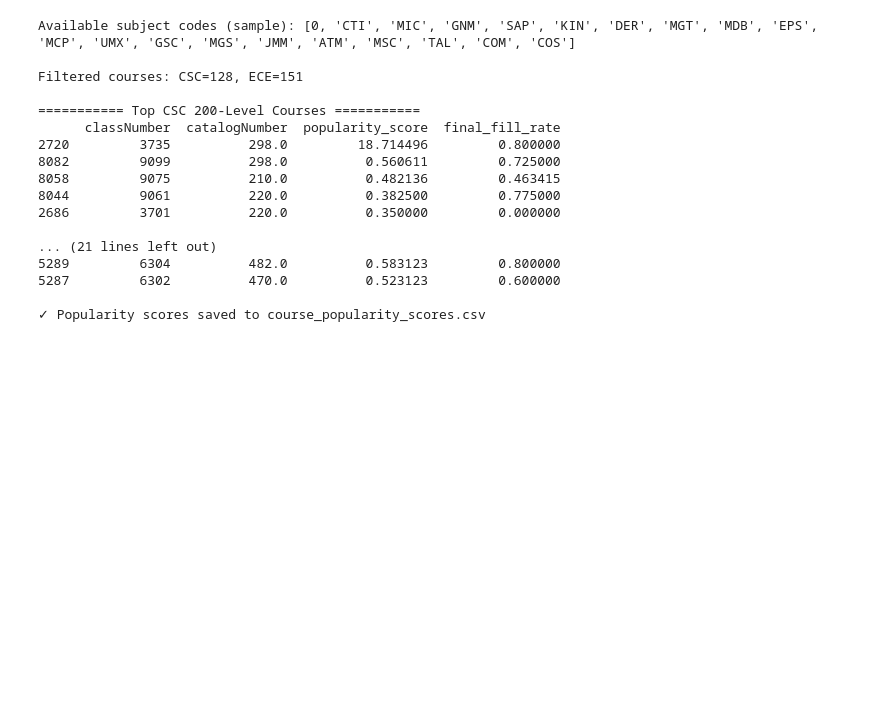
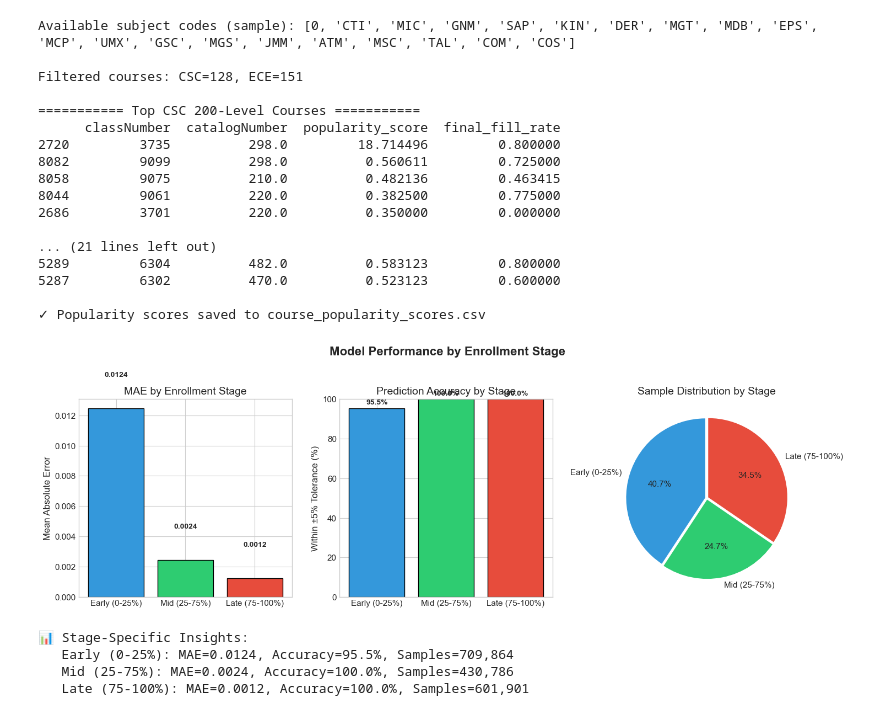
Before and after one commit to zubaerchowdhury/DataMining, a Jupyter notebook: courses_data_mining.ipynb, the cells around one changed output. Cells and saved outputs as stored; diff of their text form; code cells hidden in the pictures; blank space fills up the shorter version.

```diff
--- a/courses_data_mining.ipynb
+++ b/courses_data_mining.ipynb
@@ -704,3 +956,67 @@ Filtered courses: CSC=128, ECE=151
 5287         6302          470.0          0.523123         0.600000
 
 ✓ Popularity scores saved to course_popularity_scores.csv
+# %%
+# ===============================================================
+# VISUALIZATION 4: Stage-Specific Performance Analysis
+# ===============================================================
+
+fig, axes = plt.subplots(1, 3, figsize=(15, 5))
+fig.suptitle('Model Performance by Enrollment Stage', fontsize=16, fontweight='bold')
+
+stage_metrics = {}
+stages = ["Early (0-25%)", "Mid (25-75%)", "Late (75-100%)"]
+stage_colors = ['#3498db', '#2ecc71', '#e74c3c']
+
+for stage in stages:
+    stage_data = eval_df[eval_df["stage"] == stage]
+    if len(stage_data) > 0:
+        stage_metrics[stage] = {
+            'mae': stage_data["error"].mean(),
+            'rmse': np.sqrt((stage_data["error"]**2).mean()),
+            'within_tol': (stage_data["error"] <= 0.05).mean(),
+            'count': len(stage_data)
+        }
+
+# 1. MAE by stage
+ax1 = axes[0]
+mae_values = [stage_metrics.get(s, {}).get('mae', 0) for s in stages]
+bars1 = ax1.bar(stages, mae_values, color=stage_colors, edgecolor='black')
+ax1.set_ylabel('Mean Absolute Error')
+ax1.set_title('MAE by Enrollment Stage')
+for bar, val in zip(bars1, mae_values):
+    ax1.text(bar.get_x() + bar.get_width()/2, bar.get_height() + 0.002,
+             f'{val:.4f}', ha='center', va='bottom', fontsize=10, fontweight='bold')
+
+# 2. Within Tolerance by stage
+ax2 = axes[1]
+tol_values = [stage_metrics.get(s, {}).get('within_tol', 0) * 100 for s in stages]
+bars2 = ax2.bar(stages, tol_values, color=stage_colors, edgecolor='black')
+ax2.set_ylabel('Within ±5% Tolerance (%)')
+ax2.set_title('Prediction Accuracy by Stage')
+ax2.set_ylim(0, 100)
+for bar, val in zip(bars2, tol_values):
+    ax2.text(bar.get_x() + bar.get_width()/2, bar.get_height() + 1,
+             f'{val:.1f}%', ha='center', va='bottom', fontsize=10, fontweight='bold')
+
+# 3. Sample distribution by stage
+ax3 = axes[2]
+counts = [stage_metrics.get(s, {}).get('count', 0) for s in stages]
+wedges, texts, autotexts = ax3.pie(counts, labels=stages, autopct='%1.1f%%',
+                                    colors=stage_colors, startangle=90, explode=[0.02, 0.02, 0.02])
+ax3.set_title('Sample Distribution by Stage')
+
+plt.tight_layout()
+plt.show()
+
+print("\n📊 Stage-Specific Insights:")
+for stage in stages:
+    if stage in stage_metrics:
+        m = stage_metrics[stage]
+        print(f"   {stage}: MAE={m['mae']:.4f}, Accuracy={m['within_tol']:.1%}, Samples={m['count']:,}")
+# %% [output]
+[figure, added]
+📊 Stage-Specific Insights:
+   Early (0-25%): MAE=0.0124, Accuracy=95.5%, Samples=709,864
+   Mid (25-75%): MAE=0.0024, Accuracy=100.0%, Samples=430,786
+   Late (75-100%): MAE=0.0012, Accuracy=100.0%, Samples=601,901
```
Also changed, not shown: parts of 7 cells of this notebook.
